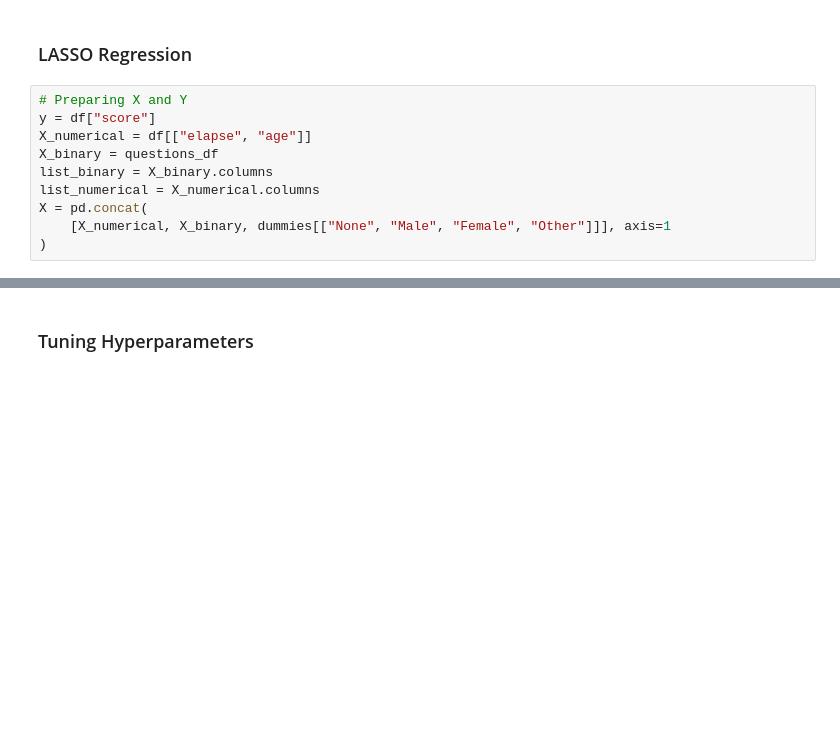
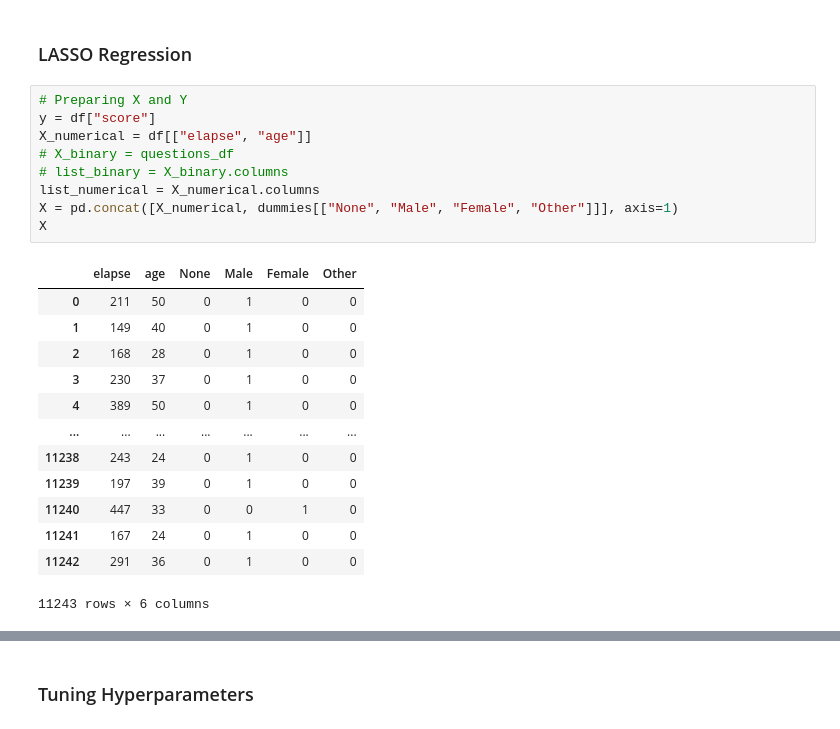
Before and after one commit to gspiga/STA160, a Jupyter notebook: LASSO.ipynb, the cells around one changed output, grey strips where cells are left out. Drawn from its saved outputs; the diff is of its cells as text; blank space fills up the shorter version.

```diff
--- a/LASSO.ipynb
+++ b/LASSO.ipynb
@@ -152,14 +152,26 @@ questions_df
 # %%
 # Preparing X and Y
 y = df["score"]
 X_numerical = df[["elapse", "age"]]
-X_binary = questions_df
-list_binary = X_binary.columns
+# X_binary = questions_df
+# list_binary = X_binary.columns
 list_numerical = X_numerical.columns
-X = pd.concat(
-    [X_numerical, X_binary, dummies[["None", "Male", "Female", "Other"]]], axis=1
-)
+X = pd.concat([X_numerical, dummies[["None", "Male", "Female", "Other"]]], axis=1)
+X
 # %% [output]
+|  | elapse | age | None | Male | Female | Other |
+| 0 | 211 | 50 | 0 | 1 | 0 | 0 |
+| 1 | 149 | 40 | 0 | 1 | 0 | 0 |
+| 2 | 168 | 28 | 0 | 1 | 0 | 0 |
+| 3 | 230 | 37 | 0 | 1 | 0 | 0 |
+| 4 | 389 | 50 | 0 | 1 | 0 | 0 |
+| ... | ... | ... | ... | ... | ... | ... |
+| 11238 | 243 | 24 | 0 | 1 | 0 | 0 |
+| 11239 | 197 | 39 | 0 | 1 | 0 | 0 |
+| 11240 | 447 | 33 | 0 | 0 | 1 | 0 |
+| 11241 | 167 | 24 | 0 | 1 | 0 | 0 |
+| 11242 | 291 | 36 | 0 | 1 | 0 | 0 |
+11243 rows × 6 columns
 [interactive output not drawn]
 # %%
 # Lasso Regression
```
Also changed, not shown: parts of 8 cells of this notebook.
